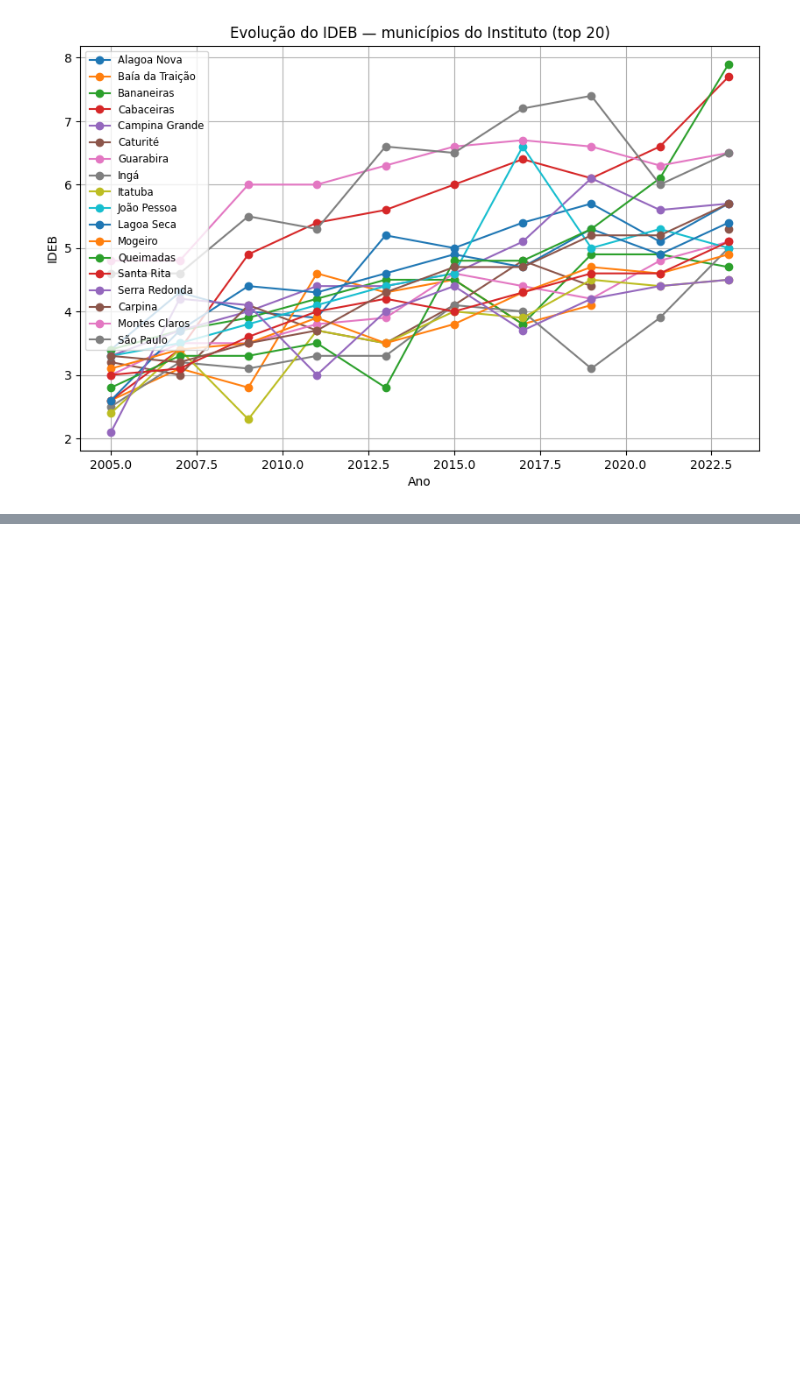
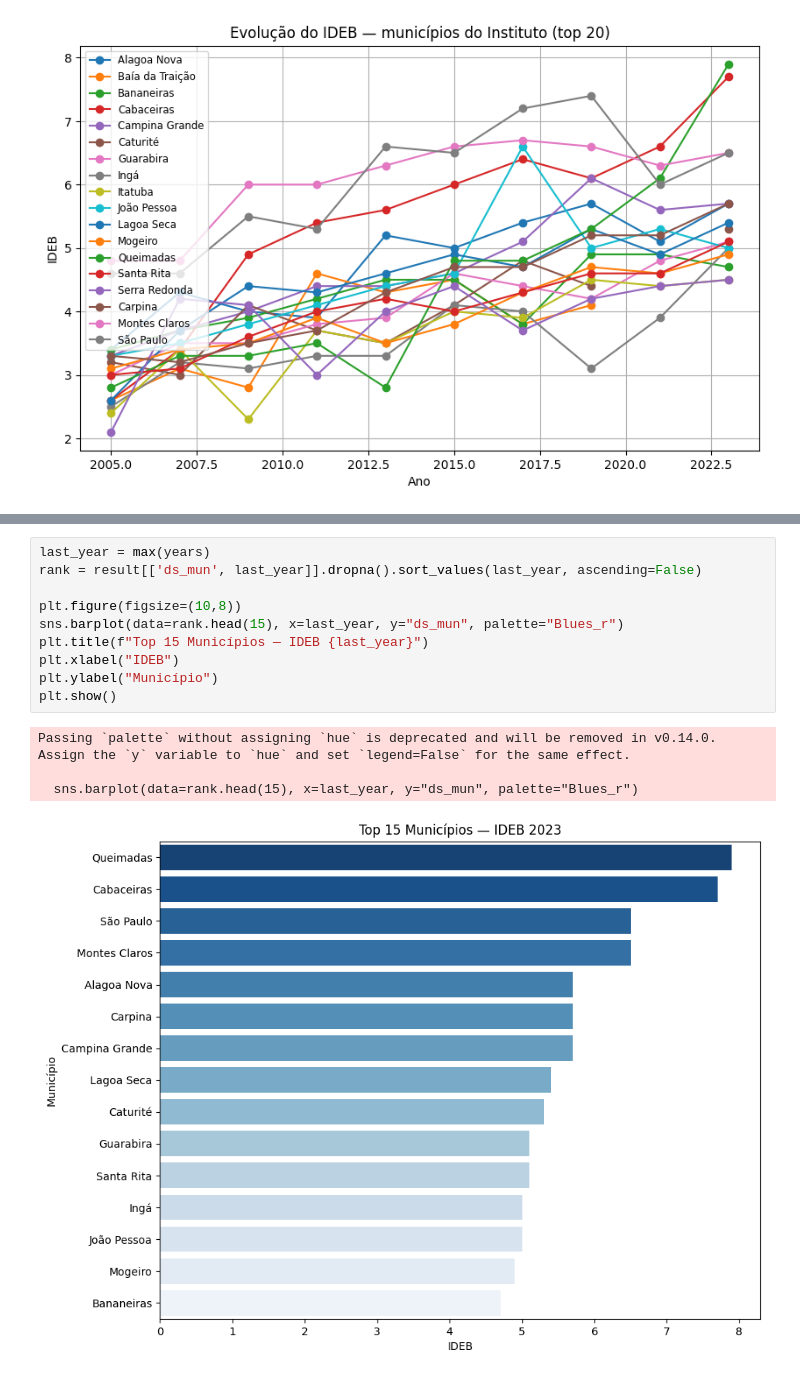
Before and after one commit to ryannfelix/Instituto-Alpargatas, a Jupyter notebook: src/Relatorio.ipynb, the cells around one changed output, grey strips where cells are left out. Cells and saved outputs as stored; diff of their text form; blank space fills up the shorter version.

```diff
--- a/src/Relatorio.ipynb
+++ b/src/Relatorio.ipynb
@@ -380,0 +391,15 @@ Salvo em: /home/ryannfelix/Downloads/ideb_municipios_instituto_por_id.csv
+# %%
+last_year = max(years)
+rank = result[['ds_mun', last_year]].dropna().sort_values(last_year, ascending=False)
+
+plt.figure(figsize=(10,8))
+sns.barplot(data=rank.head(15), x=last_year, y="ds_mun", palette="Blues_r")
+plt.title(f"Top 15 Municípios — IDEB {last_year}")
+plt.xlabel("IDEB")
+plt.ylabel("Município")
+plt.show()
+# %% [output]
+Passing `palette` without assigning `hue` is deprecated and will be removed in v0.14.0. Assign the `y` variable to `hue` and set `legend=False` for the same effect.
+
+  sns.barplot(data=rank.head(15), x=last_year, y="ds_mun", palette="Blues_r")
+[figure, added]
```
Also changed, not shown: parts of 4 cells of this notebook.
